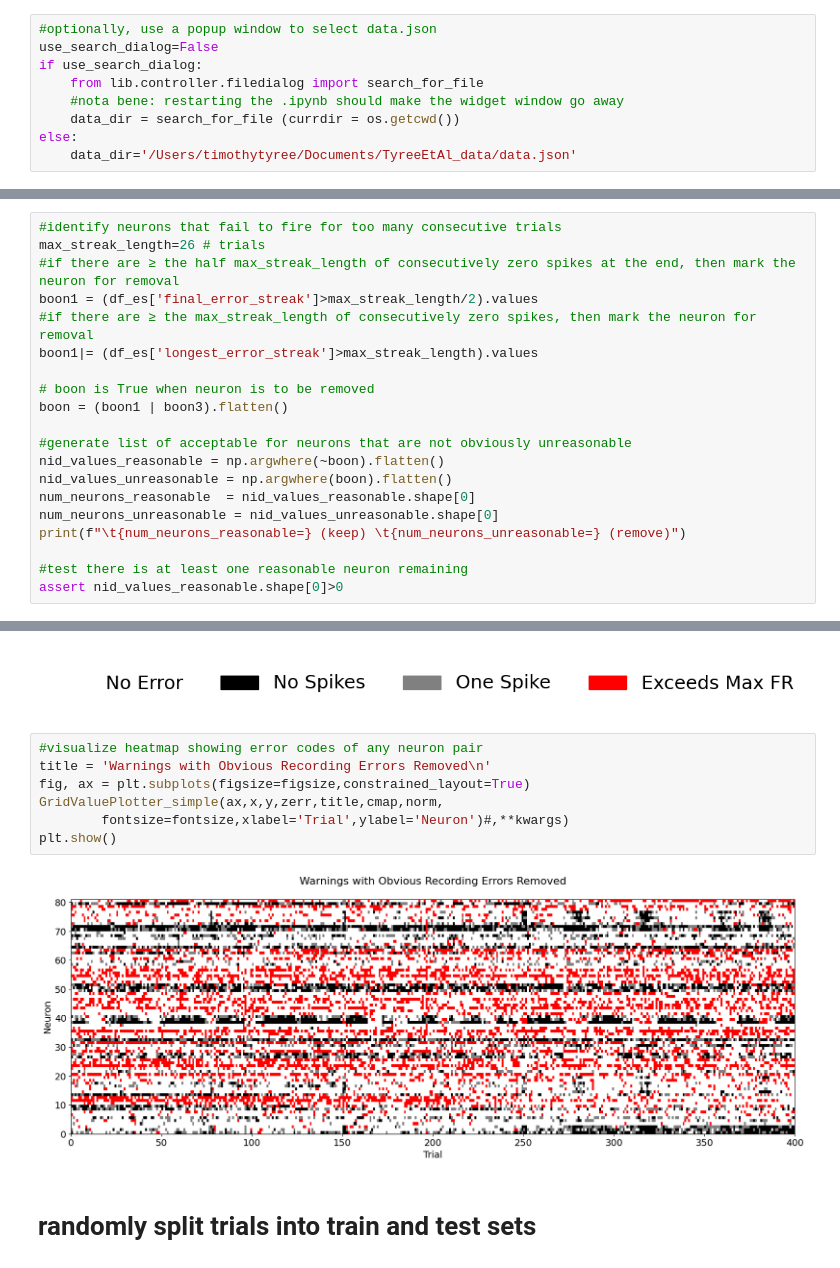
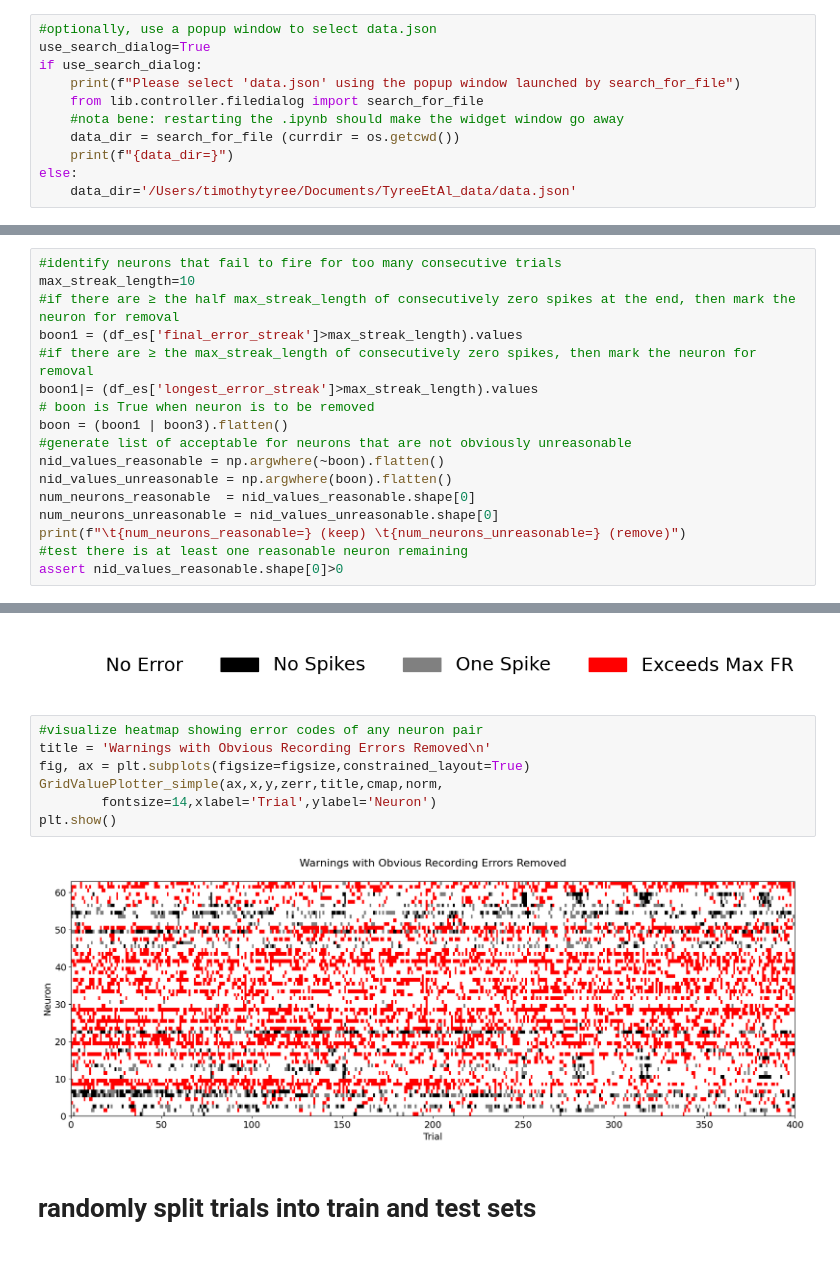
Before and after one commit to timtyree/tbins, a Jupyter notebook: notebooks/decoding_individual_identity.ipynb, the cells around one changed output, grey strips where cells are left out. Saved outputs shown, nothing was run; the diff lists cells and outputs as text.

```diff
--- a/notebooks/decoding_individual_identity.ipynb
+++ b/notebooks/decoding_individual_identity.ipynb
@@ -17,11 +19,13 @@ mpl.rc_file_defaults()
 # select the data
 # %%
 #optionally, use a popup window to select data.json
-use_search_dialog=False
+use_search_dialog=True
 if use_search_dialog:
+    print(f"Please select 'data.json' using the popup window launched by search_for_file")
     from lib.controller.filedialog import search_for_file
     #nota bene: restarting the .ipynb should make the widget window go away
     data_dir = search_for_file (currdir = os.getcwd())
+    print(f"{data_dir=}")
 else:
     data_dir='/Users/timothytyree/Documents/TyreeEtAl_data/data.json'
 # %%
@@ -291,21 +294,18 @@ any recording block had no more than these many trials:
 # %%
 #identify neurons that fail to fire for too many consecutive trials
-max_streak_length=26 # trials
+max_streak_length=10
 #if there are ≥ the half max_streak_length of consecutively zero spikes at the end, then mark the neuron for removal
-boon1 = (df_es['final_error_streak']>max_streak_length/2).values
+boon1 = (df_es['final_error_streak']>max_streak_length).values
 #if there are ≥ the max_streak_length of consecutively zero spikes, then mark the neuron for removal
 boon1|= (df_es['longest_error_streak']>max_streak_length).values
-
 # boon is True when neuron is to be removed
 boon = (boon1 | boon3).flatten()
-
 #generate list of acceptable for neurons that are not obviously unreasonable
 nid_values_reasonable = np.argwhere(~boon).flatten()
 nid_values_unreasonable = np.argwhere(boon).flatten()
 num_neurons_reasonable  = nid_values_reasonable.shape[0]
 num_neurons_unreasonable = nid_values_unreasonable.shape[0]
 print(f"\t{num_neurons_reasonable=} (keep) \t{num_neurons_unreasonable=} (remove)")
-
 #test there is at least one reasonable neuron remaining
 assert nid_values_reasonable.shape[0]>0
 # %% [output]
@@ -402,12 +399,12 @@ PlotLegend(label_lst=label_lst,color_lst=color_lst,**kwargs_legend);
 # %%
 #visualize heatmap showing error codes of any neuron pair
 title = 'Warnings with Obvious Recording Errors Removed\n'
 fig, ax = plt.subplots(figsize=figsize,constrained_layout=True)
 GridValuePlotter_simple(ax,x,y,zerr,title,cmap,norm,
-        fontsize=fontsize,xlabel='Trial',ylabel='Neuron')#,**kwargs)
+        fontsize=14,xlabel='Trial',ylabel='Neuron')
 plt.show()
 # %% [output]
-[figure, old version]
+[figure, new version]
 # %% [markdown]
 # randomly split trials into train and test sets
 # %% [markdown]
```
Also changed, not shown: parts of 76 cells of this notebook, 6 other files.
